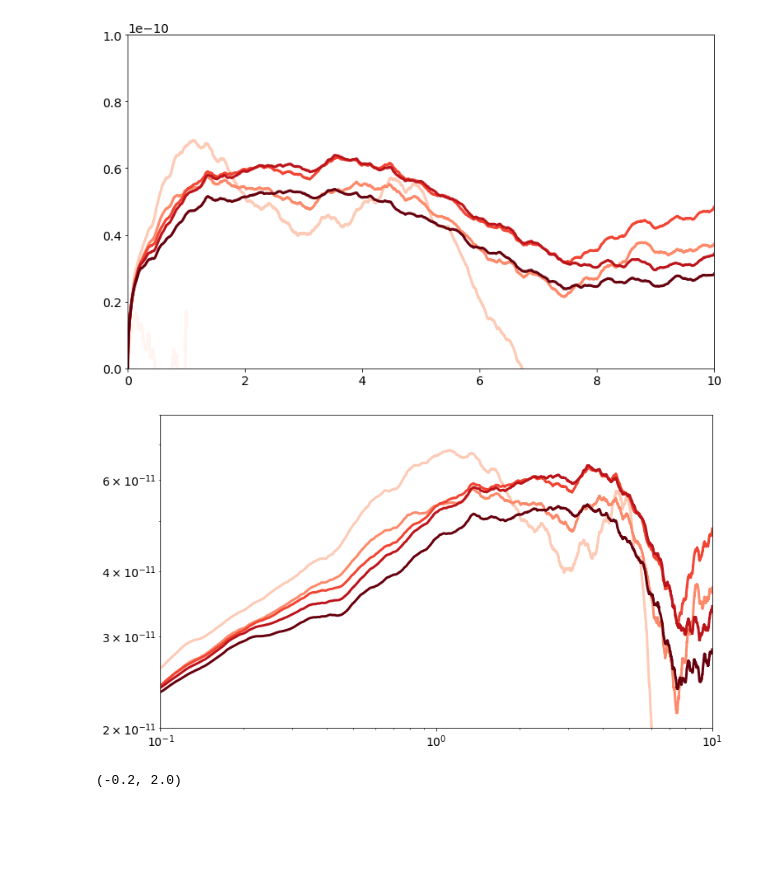
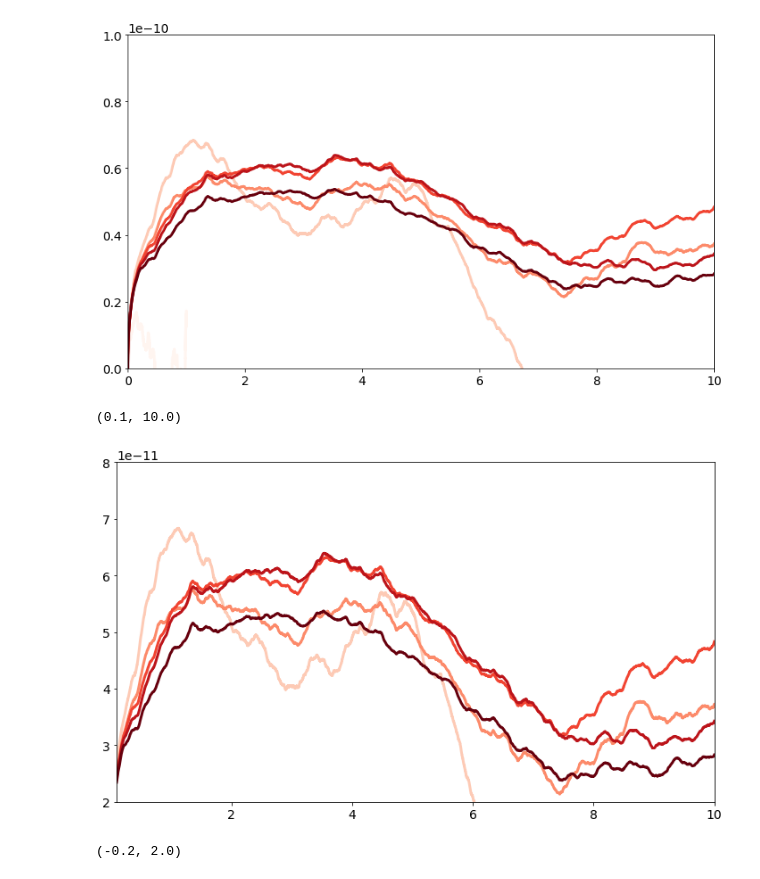
Before and after one commit to sheamusfitz/g-k-viscosity, a Jupyter notebook: shortened-sim-analysis.ipynb, the cells around one changed output. Drawn from its saved outputs; the diff is of its cells as text; code cells hidden in the pictures; blank space fills up the shorter version.

```diff
--- a/shortened-sim-analysis.ipynb
+++ b/shortened-sim-analysis.ipynb
@@ -40,14 +40,15 @@ plt.xlim(0,10)
 # %%
 plt.figure(figsize=(12,7))
 for c, ns in enumerate(lengths):
     plt.plot(viscos[f'{ns}-time']/1000, viscos[f'{ns}-visc'], c = plt.cm.Reds(plt.Normalize(0,5)(c)), linewidth=3)
 plt.ylim(2e-11, 8e-11)
 plt.xlim(1e-1, 10)
 
-plt.yscale('log')
-plt.xscale('log')
+# plt.yscale('log')
+# plt.xscale('log')
 # %% [output]
+(0.1, 10.0)
-[figure, old version]
+[figure, new version]
 # %%
 plt.figure(figsize=(12,7))
 for c, ns in enumerate(lengths):
```
Also changed, not shown: 5 other files.
